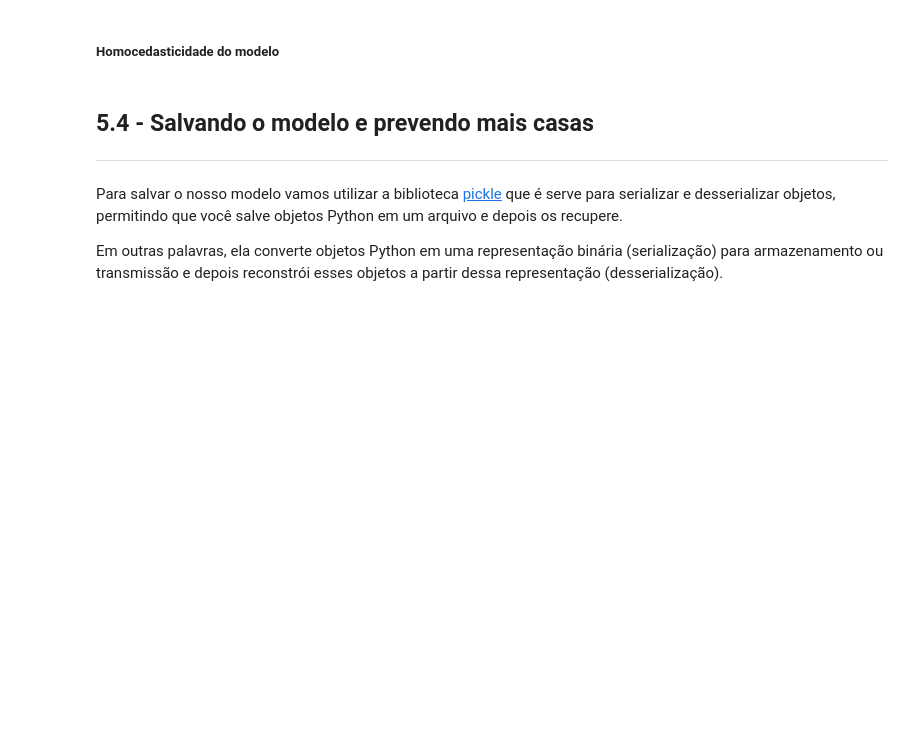
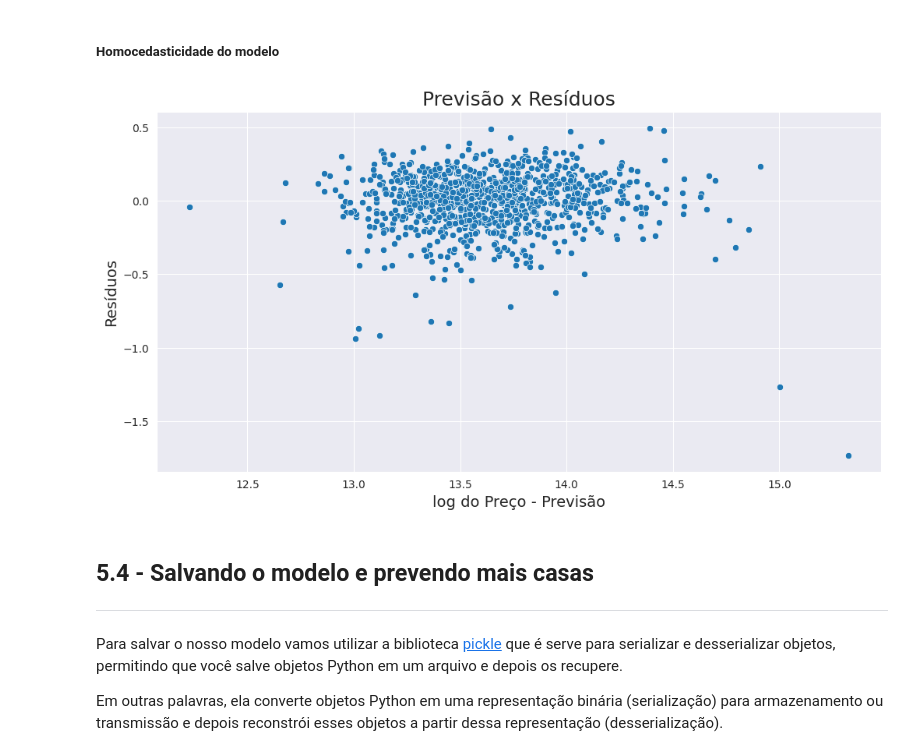
Before and after one commit to Camillabgarcia/ML_Regressao_Linear, a Jupyter notebook: Transformando_Variaveis_Regressão_Linear.ipynb, the cells around one changed output. Cells and saved outputs as stored; diff of their text form; code cells hidden in the pictures; blank space fills up the shorter version.

```diff
--- a/Transformando_Variaveis_Regressão_Linear.ipynb
+++ b/Transformando_Variaveis_Regressão_Linear.ipynb
@@ -605,13 +636,15 @@ plt.show()
 # %% [markdown]
 ##### **Homocedasticidade do modelo**
 # %%
-...
+ax = sns.scatterplot(x=y_train_previsto, y=residuos)
 
 ax.figure.set_size_inches(12, 6)
 ax.set_title('Previsão x Resíduos', fontsize=18)
 ax.set_xlabel('log do Preço - Previsão', fontsize=14)
 ax.set_ylabel('Resíduos', fontsize=14)
 plt.show()
+# %% [output]
+[figure, added]
 # %% [markdown]
 ## **5.4 - Salvando o modelo e prevendo mais casas**
 
```
Also changed, not shown: parts of 18 cells of this notebook.
